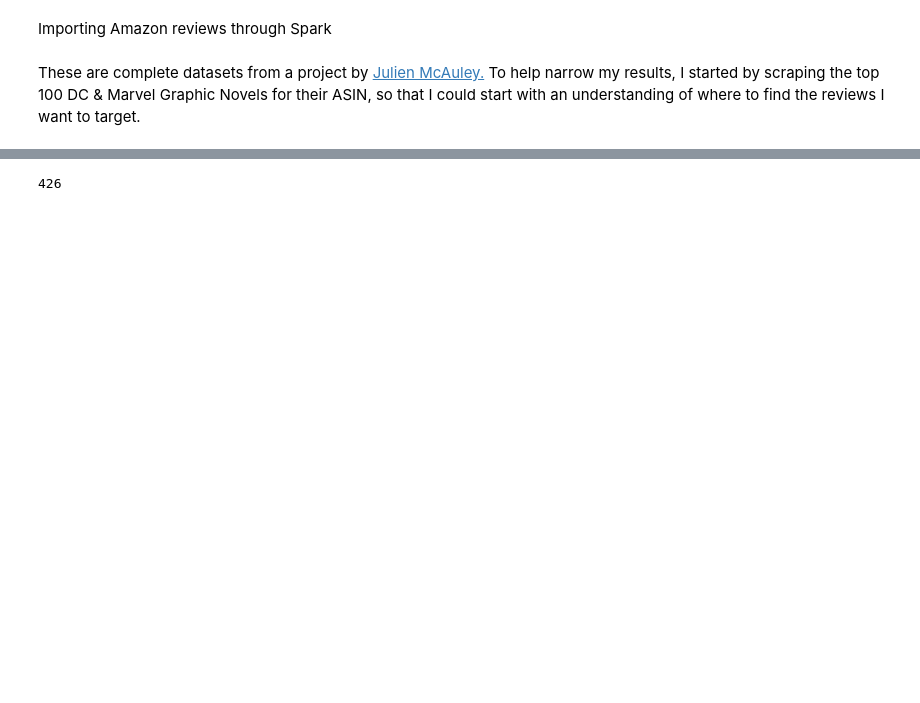
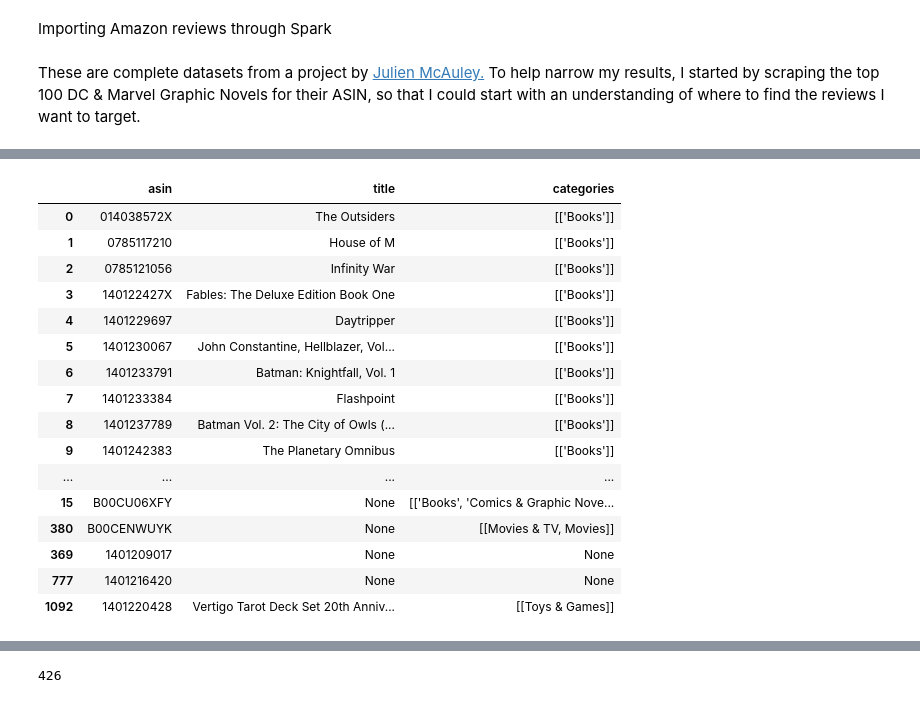
Before and after one commit to jnawjux/intocomics, a Jupyter notebook: amazon_reviews_eda.ipynb, the cells around one changed output, grey strips where cells are left out. Cells and saved outputs as stored; diff of their text form; code cells hidden in the pictures; blank space fills up the shorter version.

```diff
--- a/amazon_reviews_eda.ipynb
+++ b/amazon_reviews_eda.ipynb
@@ -78,0 +189,2 @@ marvel_meta = metadata.filter(col("asin").isin(all_ids)).toPandas()
+# %%
+dc_meta = spark.sql(query_3).toPandas()
@@ -78,0 +200,8 @@ marvel_meta = metadata.filter(col("asin").isin(all_ids)).toPandas()
+# %%
+top_merge = top_comic_meta[['asin', 'title', 'categories']]
+m1_merge = more_comic_meta[['asin', 'title', 'categories']]
+m2_merge = more_meta[['asin', 'title', 'categories']]
+# %%
+all_comic_df = pd.concat([top_merge, m1_merge, m2_merge, image_meta, marvel_meta, dc_meta])
+all_comic_df['categories'] = all_comic_df['categories'].astype(str)
+all_comic_df.head()
@@ -78,0 +215,22 @@ marvel_meta = metadata.filter(col("asin").isin(all_ids)).toPandas()
+# %%
+all_comics_df = all_comic_df.drop_duplicates()
+# %%
+all_comics_df[all_comics_df['categories'] != '[[Books]]']
+# %% [output]
+|  | asin | title | categories |
+| 0 | 014038572X | The Outsiders | [['Books']] |
+| 1 | 0785117210 | House of M | [['Books']] |
+| 2 | 0785121056 | Infinity War | [['Books']] |
+| 3 | 140122427X | Fables: The Deluxe Edition Book One | [['Books']] |
+| 4 | 1401229697 | Daytripper | [['Books']] |
+| 5 | 1401230067 | John Constantine, Hellblazer, Vol... | [['Books']] |
+| 6 | 1401233791 | Batman: Knightfall, Vol. 1 | [['Books']] |
+| 7 | 1401233384 | Flashpoint | [['Books']] |
+| 8 | 1401237789 | Batman Vol. 2: The City of Owls (... | [['Books']] |
+| 9 | 1401242383 | The Planetary Omnibus | [['Books']] |
+| ... | ... | ... | ... |
+| 15 | B00CU06XFY | None | [['Books', 'Comics & Graphic Nove... |
+| 380 | B00CENWUYK | None | [[Movies & TV, Movies]] |
+| 369 | 1401209017 | None | None |
+| 777 | 1401216420 | None | None |
+| 1092 | 1401220428 | Vertigo Tarot Deck Set 20th Anniv... | [[Toys & Games]] |
```
Also changed, not shown: parts of 55 cells of this notebook, 3 other files.
